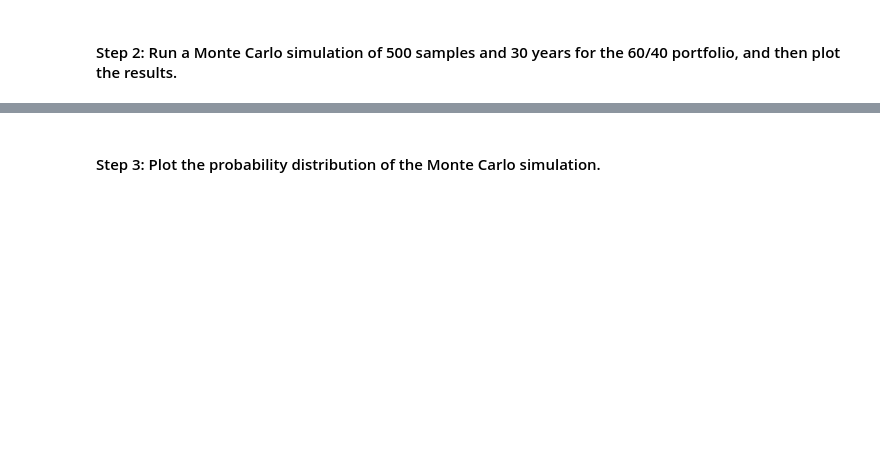
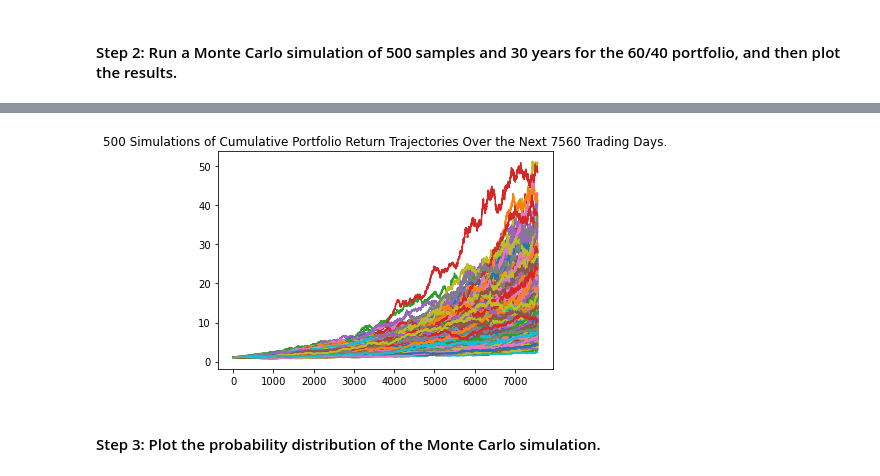
Before and after one commit to douglasg-fintec/Financial-Planner, a Jupyter notebook: financial_planning_tools.ipynb, the cells around one changed output, grey strips where cells are left out. Saved outputs shown, nothing was run; the diff lists cells and outputs as text; code cells hidden in the pictures; blank space fills up the shorter version.

```diff
--- a/financial_planning_tools.ipynb
+++ b/financial_planning_tools.ipynb
@@ -435,8 +438,7 @@ limit_rows = 1000
 # The start and end dates should be updated with the information set above
 # Remember to add the df property to the end of the call so the response is returned as a DataFrame
 
-# Get 1 year's worth of historical data for Tesla and Coca-Cola
-simulation_prices_df = api.get_barset(
+prices_df = api.get_barset(
   tickers,
   timeframe,
   start=start_date,
@@ -444,10 +446,9 @@ simulation_prices_df = api.get_barset(
   limit=limit_rows
 ).df
 
-
-# Display both the first and last five rows of the DataFrame
-display(simulation_prices_df.head())
-display(simulation_prices_df.tail())
+# Display both the head and tail of the DataFrame
+display(prices_df.head())
+display(prices_df.tail())
 # %% [output]
 |  | AGG |  |  |  |  | SPY |  |  |  |  |
 |  | open | high | low | close | volume | open | high | low | close | volume |
@@ -471,7 +472,13 @@ display(simulation_prices_df.tail())
 # Configure the Monte Carlo simulation to forecast 30 years cumulative returns
 # The weights should be split 40% to AGG and 60% to SPY.
 # Run 500 samples.
-# YOUR CODE HERE
 
-# Review the simulation input data
-# YOUR CODE HERE
+# Configure a Monte Carlo simulation to forecast 30 years cumulative returns
+MC_thirtyyear = MCSimulation (
+    portfolio_data = prices_df,
+    weights =[.60,.40],
+    num_simulation = 500,
+    num_trading_days = 252 * 30
+)
+# Review MCSimulation
+MC_thirtyyear.portfolio_data.describe()
@@ -481,7 +530,12 @@ display(simulation_prices_df.tail())
 # %%
 # Visualize the 30-year Monte Carlo simulation by creating an
 # overlay line plot
-# YOUR CODE HERE
+MC_simulation_line_plot = MC_thirtyyear.plot_simulation()
+
+# Save the plot for future use
+MC_simulation_line_plot.get_figure().savefig("MC_thirtyyear_simulation_plot.png", bbox_inches="tight")
+# %% [output]
+[figure, added]
 # %% [markdown]
 #### Step 3: Plot the probability distribution of the Monte Carlo simulation.
 # %%
```
Also changed, not shown: parts of 29 cells of this notebook, 4 other files.
